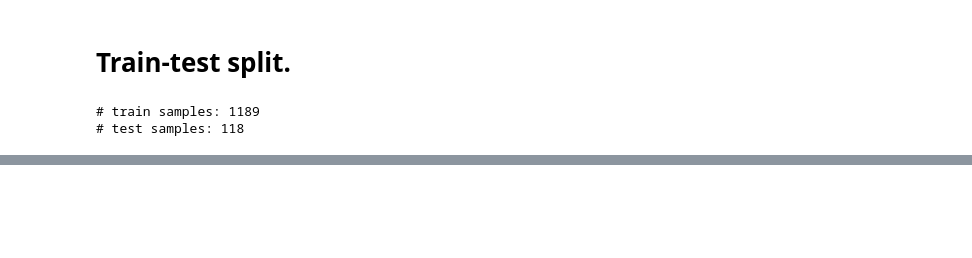
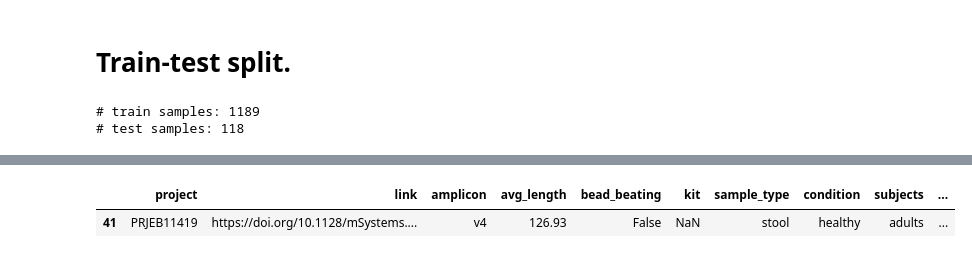
Before and after one commit to gibsonlab/microbe_embeddings_mpa, a Jupyter notebook: scripts/human_microbiome_compendium/1_amgut_USCA.ipynb, the cells around one changed output, grey strips where cells are left out. Saved outputs shown, nothing was run; the diff lists cells and outputs as text; code cells hidden in the pictures; blank space fills up the shorter version.

```diff
--- a/scripts/human_microbiome_compendium/1_amgut_USCA.ipynb
+++ b/scripts/human_microbiome_compendium/1_amgut_USCA.ipynb
@@ -169,0 +216,5 @@ test_df.to_csv(NOTEBOOK_CACHE / "test.tsv", sep="\t", index=False)
+# %%
+project_subset
+# %% [output]
+|  | project | link | amplicon | avg_length | bead_beating | kit | sample_type | condition | subjects | ... |
+| 41 | PRJEB11419 | https://doi.org/10.1128/mSystems.... | v4 | 126.93 | False | NaN | stool | healthy | adults | ... |
```
Also changed, not shown: parts of 10 cells of this notebook, 5 other files.
